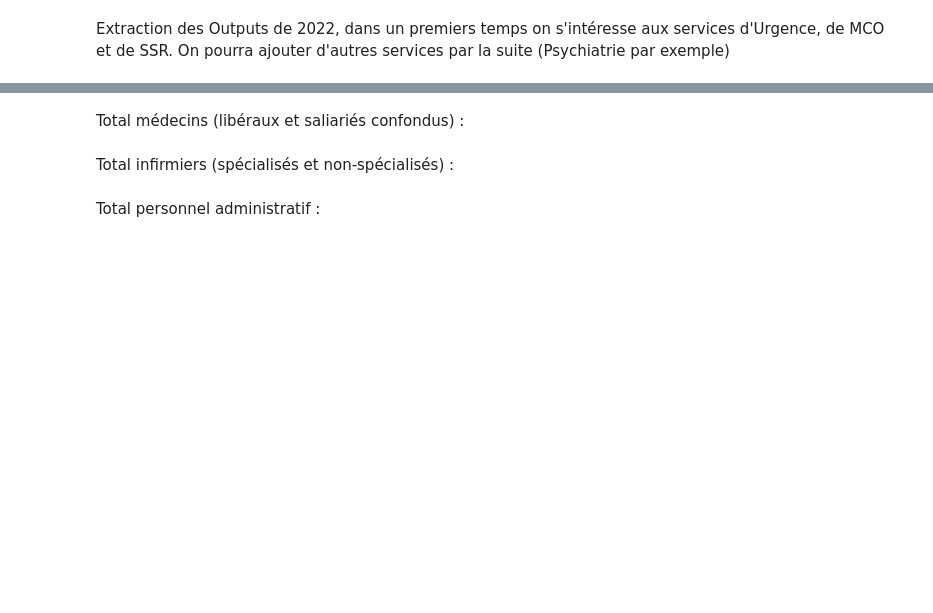
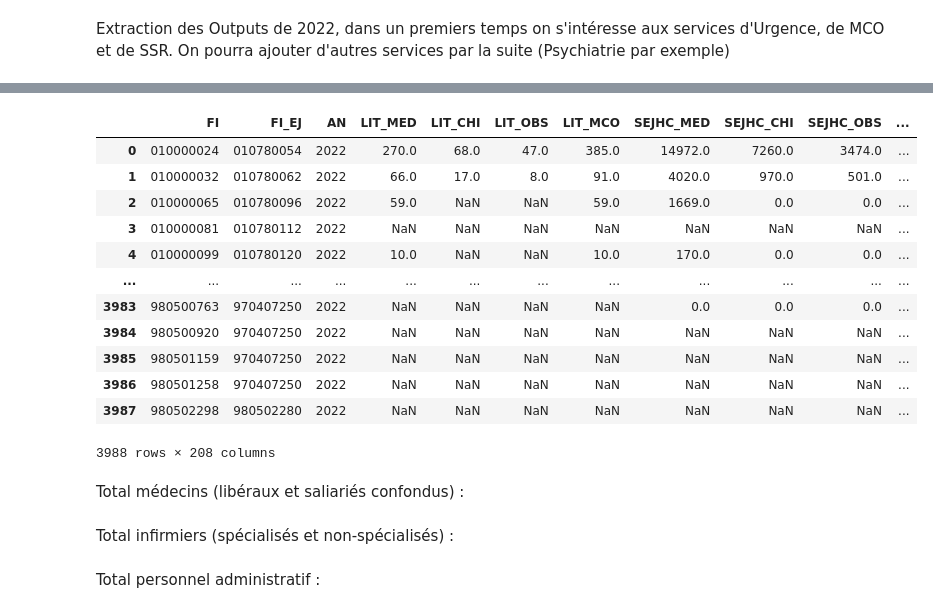
Before and after one commit to Alexandre484/StatApp, a Jupyter notebook: demande_conditionnelle.ipynb, the cells around one changed output, grey strips where cells are left out. Drawn from its saved outputs; the diff is of its cells as text; code cells hidden in the pictures; blank space fills up the shorter version.

```diff
--- a/demande_conditionnelle.ipynb
+++ b/demande_conditionnelle.ipynb
@@ -19,3 +35,19 @@ Data = Data.merge(Urg2022, on="FI", how="left")
+# %%
+SYGEN2022
+# %% [output]
+|  | FI | FI_EJ | AN | LIT_MED | LIT_CHI | LIT_OBS | LIT_MCO | SEJHC_MED | SEJHC_CHI | SEJHC_OBS | ... |
+| 0 | 010000024 | 010780054 | 2022 | 270.0 | 68.0 | 47.0 | 385.0 | 14972.0 | 7260.0 | 3474.0 | ... |
+| 1 | 010000032 | 010780062 | 2022 | 66.0 | 17.0 | 8.0 | 91.0 | 4020.0 | 970.0 | 501.0 | ... |
+| 2 | 010000065 | 010780096 | 2022 | 59.0 | NaN | NaN | 59.0 | 1669.0 | 0.0 | 0.0 | ... |
+| 3 | 010000081 | 010780112 | 2022 | NaN | NaN | NaN | NaN | NaN | NaN | NaN | ... |
+| 4 | 010000099 | 010780120 | 2022 | 10.0 | NaN | NaN | 10.0 | 170.0 | 0.0 | 0.0 | ... |
+| ... | ... | ... | ... | ... | ... | ... | ... | ... | ... | ... | ... |
+| 3983 | 980500763 | 970407250 | 2022 | NaN | NaN | NaN | NaN | 0.0 | 0.0 | 0.0 | ... |
+| 3984 | 980500920 | 970407250 | 2022 | NaN | NaN | NaN | NaN | NaN | NaN | NaN | ... |
+| 3985 | 980501159 | 970407250 | 2022 | NaN | NaN | NaN | NaN | NaN | NaN | NaN | ... |
+| 3986 | 980501258 | 970407250 | 2022 | NaN | NaN | NaN | NaN | NaN | NaN | NaN | ... |
+| 3987 | 980502298 | 980502280 | 2022 | NaN | NaN | NaN | NaN | NaN | NaN | NaN | ... |
+3988 rows × 208 columns
 # %% [markdown]
 Total médecins (libéraux et saliariés confondus) :
 # %%
```
Also changed, not shown: parts of 13 cells of this notebook, 1 other file.
